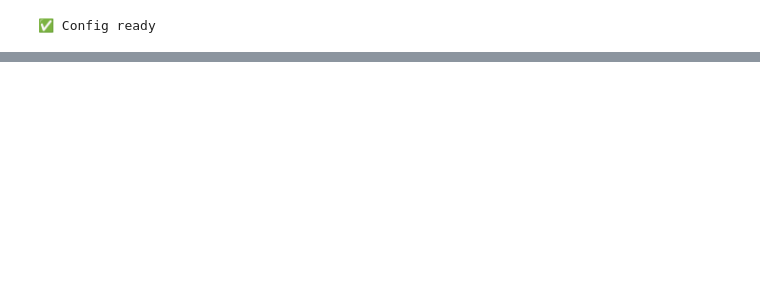
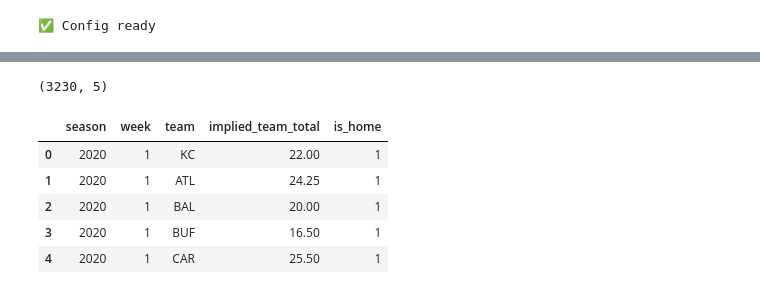
Before and after one commit to joscho11/BettingEdgeContinued, a Jupyter notebook: fantasy/data_pipeline.ipynb, the cells around one changed output, grey strips where cells are left out. Saved outputs shown, nothing was run; the diff lists cells and outputs as text; code cells hidden in the pictures; blank space fills up the shorter version.

```diff
--- a/fantasy/data_pipeline.ipynb
+++ b/fantasy/data_pipeline.ipynb
@@ -56,0 +152,29 @@ print(schedules.columns.tolist())
+# %%
+# We need implied team total for each team each week
+# Formula: home implied = (total_line - spread_line) / 2
+#          away implied = (total_line + spread_line) / 2
+
+home = schedules[["season", "week", "home_team", "away_team", "total_line", "spread_line"]].copy()
+home = home.rename(columns={"home_team": "team", "away_team": "opponent"})
+home["implied_team_total"] = (home["total_line"] - home["spread_line"]) / 2
+home["is_home"] = 1
+
+away = schedules[["season", "week", "away_team", "home_team", "total_line", "spread_line"]].copy()
+away = away.rename(columns={"away_team": "team", "home_team": "opponent"})
+away["implied_team_total"] = (home["total_line"] + home["spread_line"]) / 2
+away["is_home"] = 0
+
+vegas = pd.concat([home, away], ignore_index=True)[
+    ["season", "week", "team", "implied_team_total", "is_home"]
+]
+
+print(vegas.shape)
+vegas.head()
+# %% [output]
+(3230, 5)
+|  | season | week | team | implied_team_total | is_home |
+| 0 | 2020 | 1 | KC | 22.00 | 1 |
+| 1 | 2020 | 1 | ATL | 24.25 | 1 |
+| 2 | 2020 | 1 | BAL | 20.00 | 1 |
+| 3 | 2020 | 1 | BUF | 16.50 | 1 |
+| 4 | 2020 | 1 | CAR | 25.50 | 1 |
```
Also changed, not shown: parts of 12 cells of this notebook, 2 other files.
